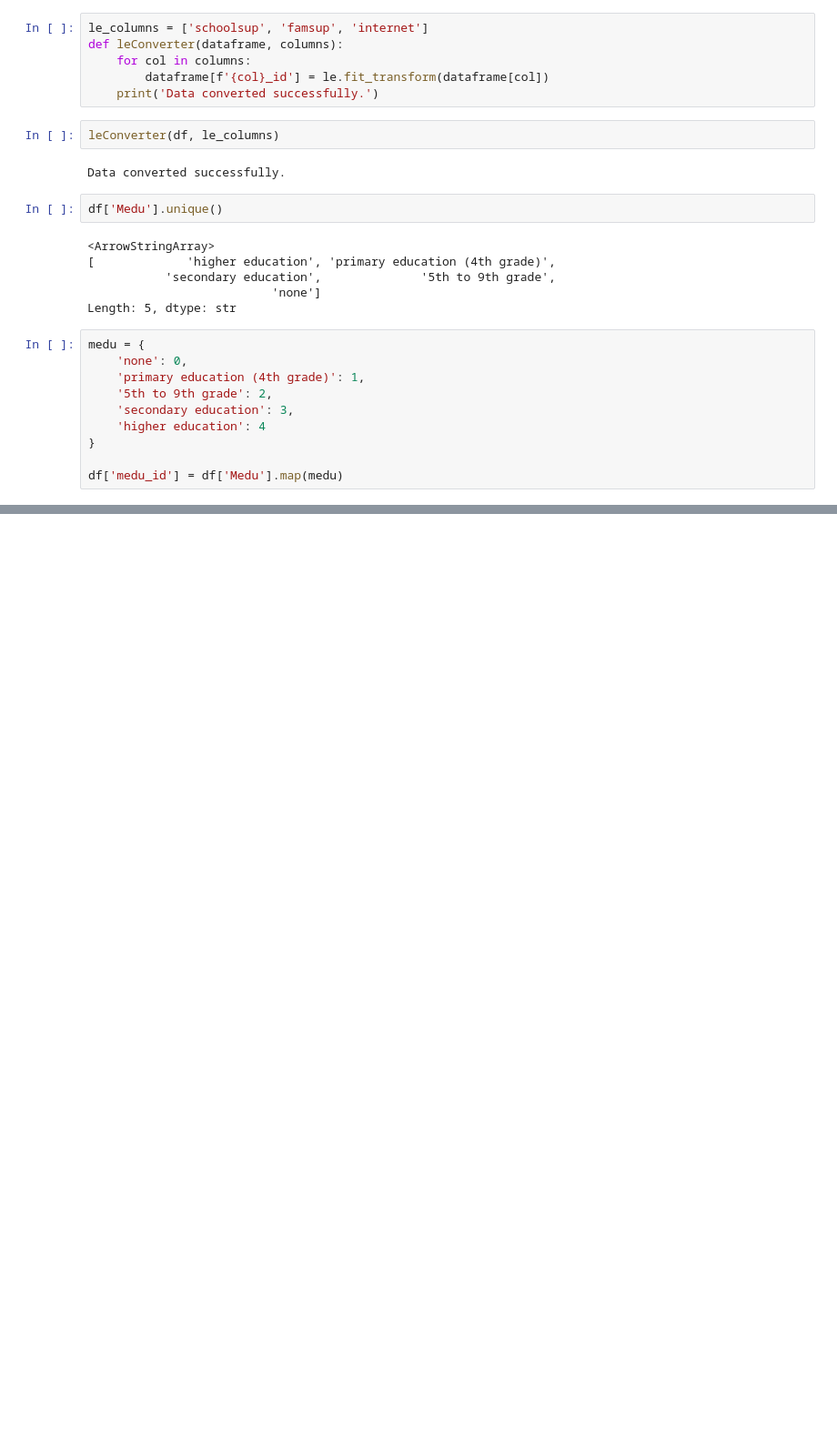
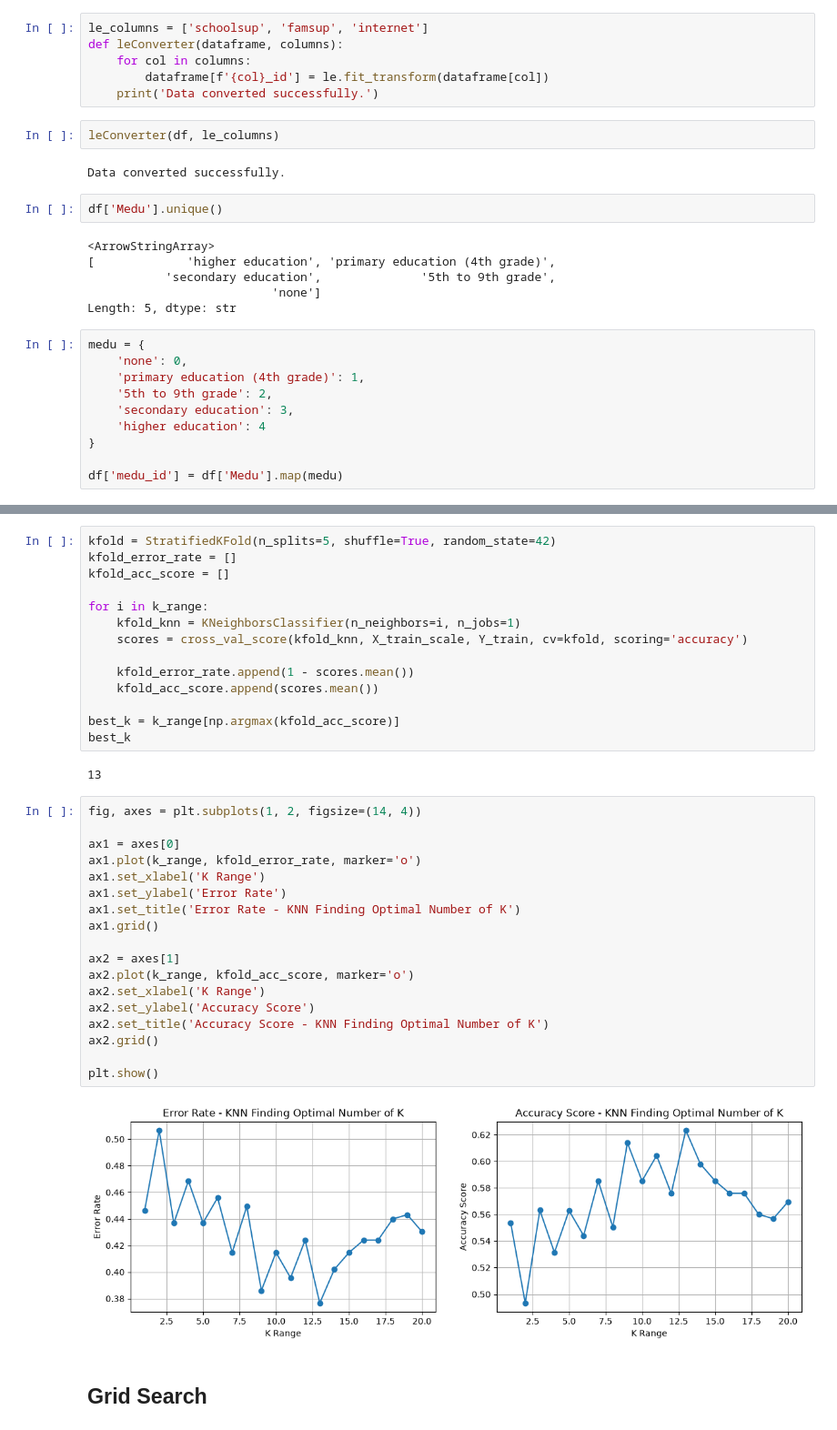
Before and after one commit to RusanMaharjan/Data-Science---8, a Jupyter notebook: KNN.ipynb, the cells around one changed output, grey strips where cells are left out. Shown at 91% size. Saved outputs shown, nothing was run; the diff lists cells and outputs as text; blank space fills up the shorter version.

```diff
--- a/KNN.ipynb
+++ b/KNN.ipynb
@@ -118,0 +237,38 @@ df
+# %%
+kfold = StratifiedKFold(n_splits=5, shuffle=True, random_state=42)
+kfold_error_rate = []
+kfold_acc_score = []
+
+for i in k_range:
+    kfold_knn = KNeighborsClassifier(n_neighbors=i, n_jobs=1)
+    scores = cross_val_score(kfold_knn, X_train_scale, Y_train, cv=kfold, scoring='accuracy')
+
+    kfold_error_rate.append(1 - scores.mean())
+    kfold_acc_score.append(scores.mean())
+
+best_k = k_range[np.argmax(kfold_acc_score)]
+best_k
+# %% [output]
+13
+# %%
+fig, axes = plt.subplots(1, 2, figsize=(14, 4))
+
+ax1 = axes[0]
+ax1.plot(k_range, kfold_error_rate, marker='o')
+ax1.set_xlabel('K Range')
+ax1.set_ylabel('Error Rate')
+ax1.set_title('Error Rate - KNN Finding Optimal Number of K')
+ax1.grid()
+
+ax2 = axes[1]
+ax2.plot(k_range, kfold_acc_score, marker='o')
+ax2.set_xlabel('K Range')
+ax2.set_ylabel('Accuracy Score')
+ax2.set_title('Accuracy Score - KNN Finding Optimal Number of K')
+ax2.grid()
+
+plt.show()
+# %% [output]
+[figure, added]
+# %% [markdown]
+## Grid Search
```
Also changed, not shown: parts of 33 cells of this notebook, 4 other files.
